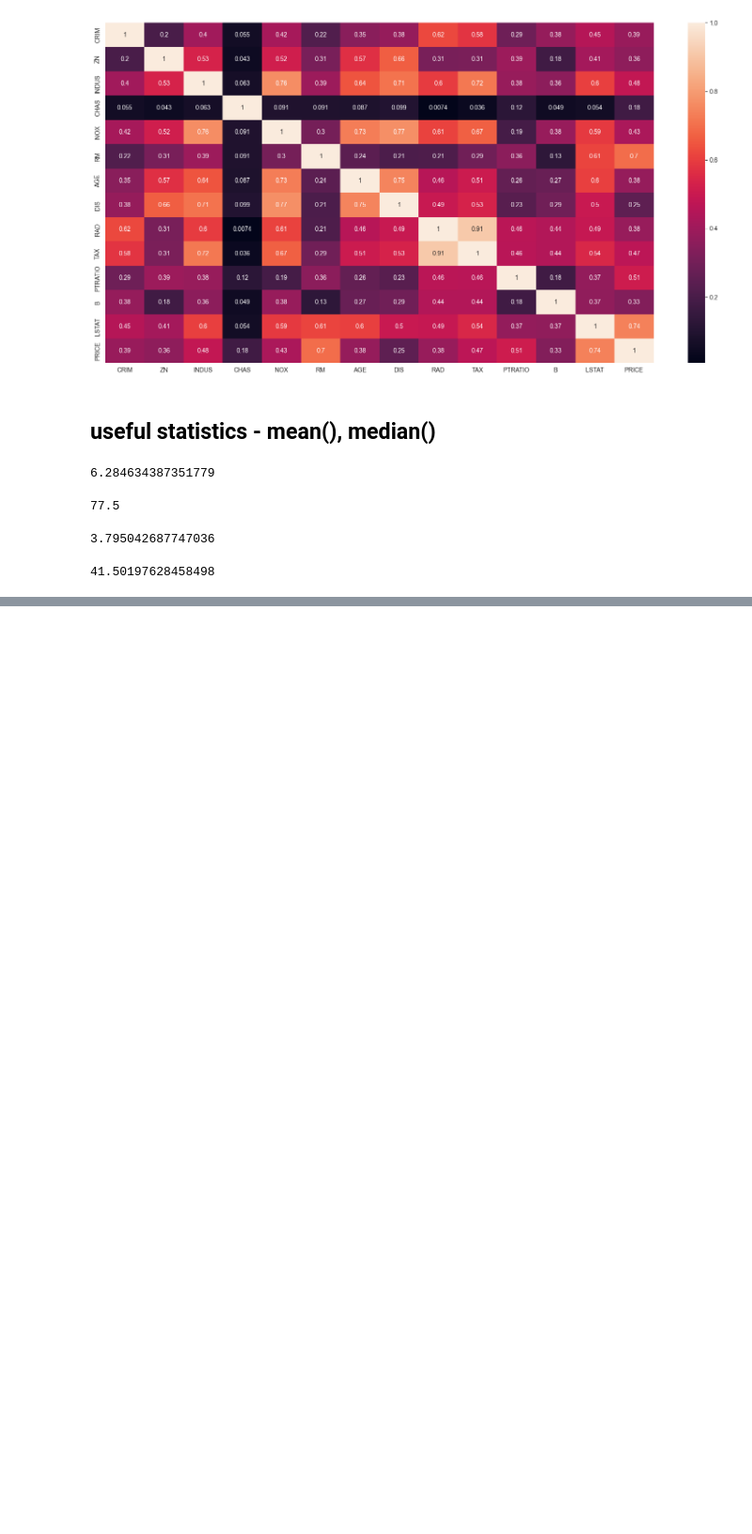
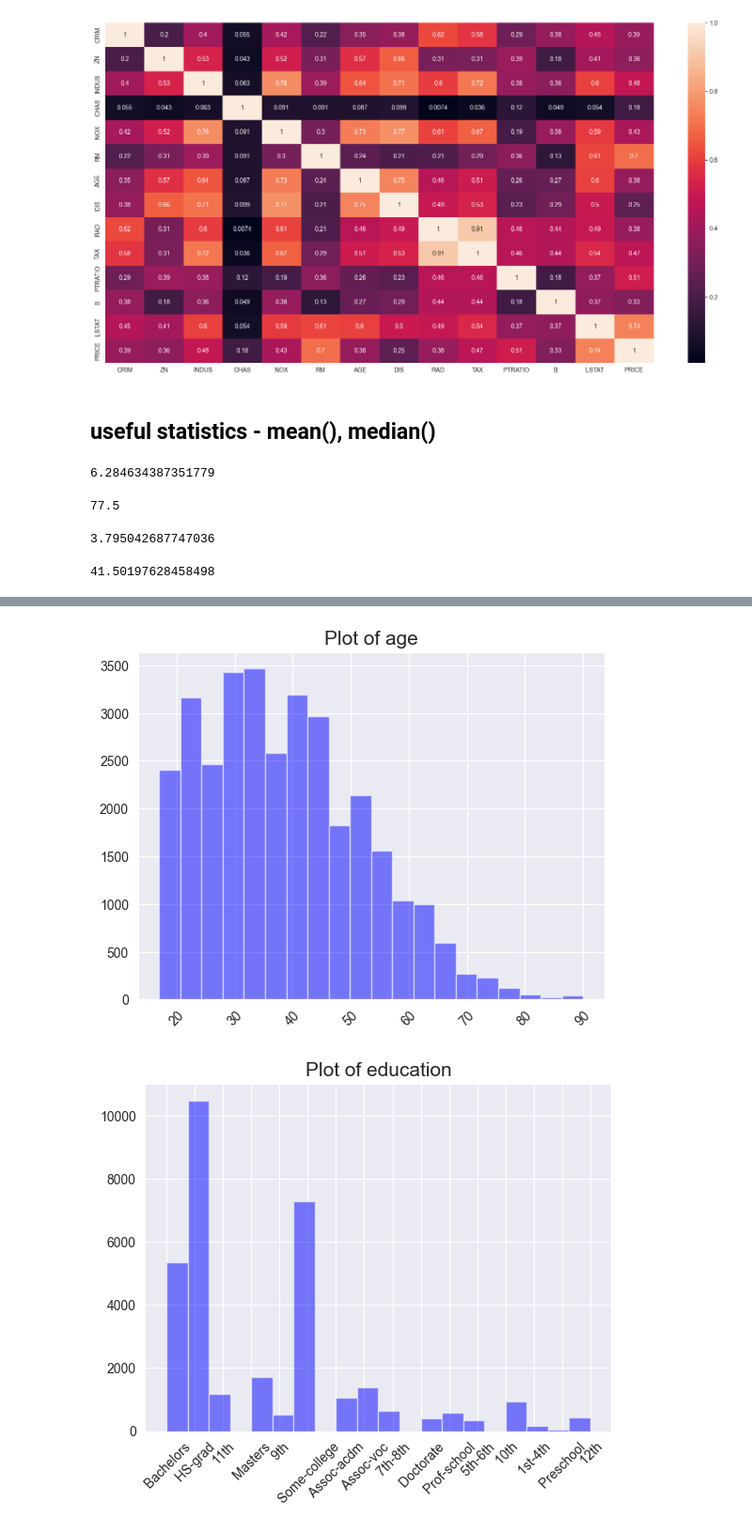
Before and after one commit to rajukan/DSC-540, a Jupyter notebook: grk_dsc_540_weeks3_4.ipynb, the cells around one changed output, grey strips where cells are left out. Shown: that part at 94% size. Cells and saved outputs as stored; diff of their text form; code cells hidden in the pictures; blank space fills up the shorter version.

```diff
--- a/grk_dsc_540_weeks3_4.ipynb
+++ b/grk_dsc_540_weeks3_4.ipynb
@@ -199,7 +267,11 @@ adult_subset_data = adult_data[['age', 'education', 'occupation']]
 # %%
 
 for c in adult_subset_data.columns:
 
     plt.title('Plot of '+c,fontsize=15)
     plt.hist(adult_subset_data[c],bins=20,facecolor='blue', alpha=0.5)
+    plt.xticks(rotation = 45)
     plt.show()
+# %% [output]
+[figure, added]
+[figure, added]
```
Also changed, not shown: parts of 21 cells of this notebook, 1 other file.
